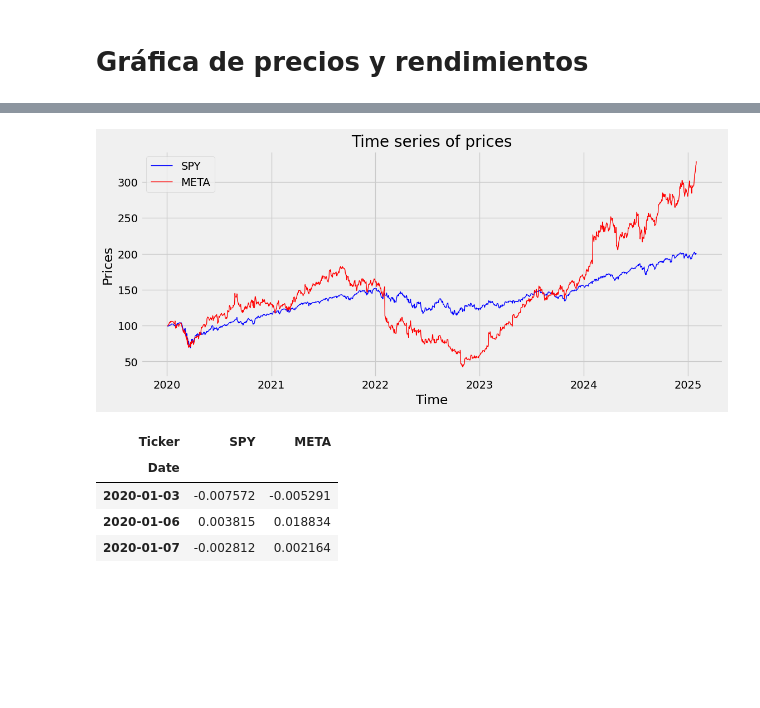
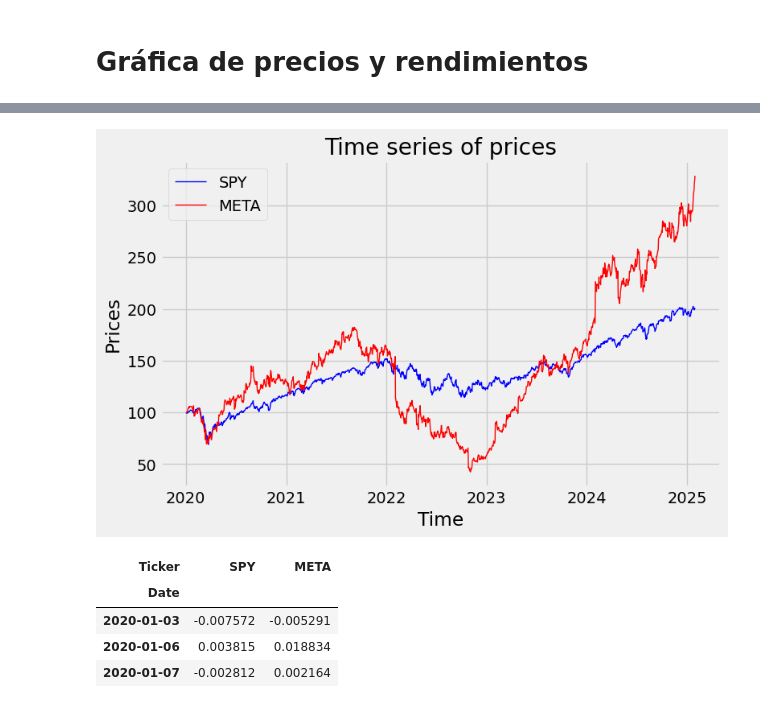
Before and after one commit to ferdlpz/Finanzas-Python, a Jupyter notebook: DescargaYahooFinance.ipynb, the cells around one changed output, grey strips where cells are left out. Saved outputs shown, nothing was run; the diff lists cells and outputs as text; code cells hidden in the pictures; blank space fills up the shorter version.

```diff
--- a/DescargaYahooFinance.ipynb
+++ b/DescargaYahooFinance.ipynb
@@ -112,16 +119,16 @@ plt.show()
 # %%
 # plot precios normalizados
-plt.figure(figsize=(12,5))
+plt.figure(figsize=(8,5))
 plt.title('Time series of prices')
 plt.ylabel('Prices')
 plt.plot(df.index.values, 100*(df.SPY / df.SPY.iloc[0]), color='blue', label='SPY', linewidth=1.0)
 plt.plot(df.index.values, 100*(df.META / df.META.iloc[0]), color='red', label='META', linewidth=1.0)
 plt.legend(loc=0)
 plt.xlabel('Time')
 # plt.grid()
 plt.show()
 # %% [output]
-[figure, old version]
+[figure, new version]
 # %%
 df_rets = to_returns(df[['SPY', 'META']], method="arithmetic")
 df_rets.head(3)
```
Also changed, not shown: parts of 10 cells of this notebook, 1 other file.
